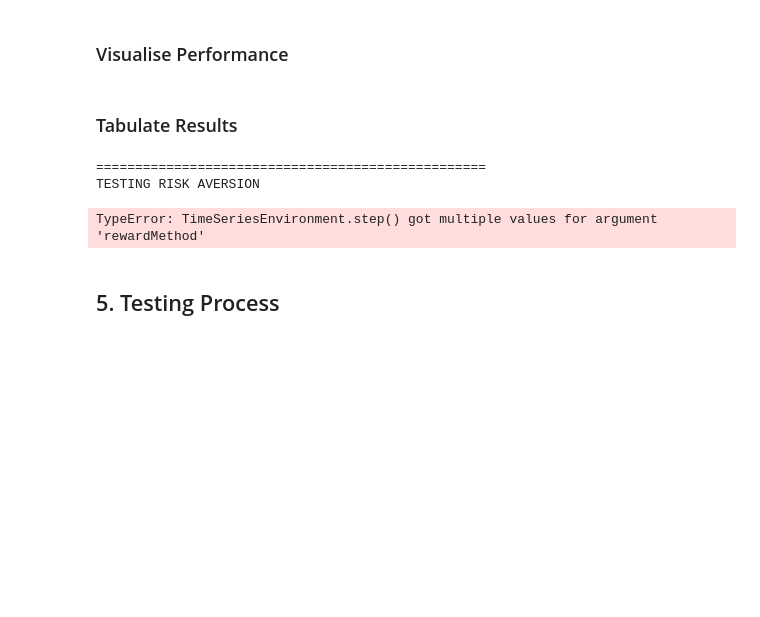
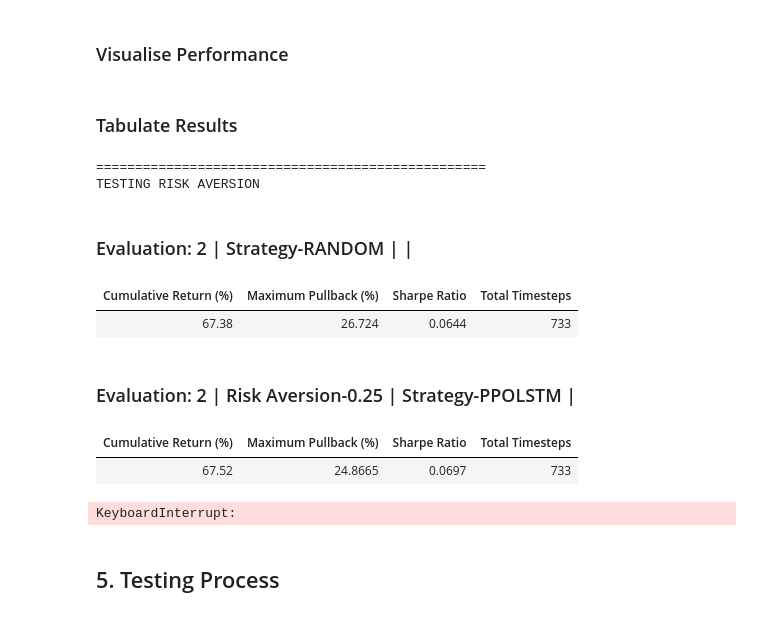
Before and after one commit to rogoson/Dissertation, a Jupyter notebook: DissertationCode.ipynb, the cells around one changed output. Saved outputs shown, nothing was run; the diff lists cells and outputs as text; code cells hidden in the pictures; blank space fills up the shorter version.

```diff
--- a/DissertationCode.ipynb
+++ b/DissertationCode.ipynb
@@ -325,7 +325,7 @@ from collections import defaultdict
 
 
 NUMBER_OF_ASSETS = len(productIds)
-NUMBER_OF_FEATURES = 1 + (len((list(dataframes.values())[0]).columns)) * len(productIds)
+NUMBER_OF_FEATURES = 1 + (len((list(dataframes.values())[0]).columns)) * len(productIds) + 1
 if not CRYPTO:
     PERIODS_WANTED = list(dataframes.values())[0].shape[0]
 TRAINING_PERIODS = round(PERIODS_WANTED * 2 / 3)
@@ -356,3 +356,4 @@ RANDOM_REPEATS = 200
 
 averagePerformance = defaultdict(list)
 allResults = defaultdict(list)
+performances = defaultdict(list) # one of these is probably obsolete
@@ -401,7 +404,7 @@ def plotAllocations(allocations, title=None):
     plt.title('Allocations' if title == None else title)
     plt.show()
 
-def generateConfigLabel(strategy, agent, rewardFunction, freq, parr, lr):
+def generateConfigLabel(strategy, agent, rewardFunction, freq, lr):
     firstTag = f"Strategy-{strategy}"
     innerTag = None
     boole = (strategy not in NON_RL_COMPARISON_STRATEGIES.keys() and strategy != "RANDOM")
@@ -508,17 +526,18 @@ import numpy as np
 
 def initialiseTrainingEnvironment(episode, rewardFunction, riskAversion):
     start = EPISODE_LENGTH * episode
-    episodeData = dict()
-    for key, df in TRAINING_DATA.items():
-        episodeData[key] = df.iloc[start:min(start+EPISODE_LENGTH, df.shape[0])]
-        episodeData[key].reset_index(drop=True, inplace=True)
-    env = TimeSeriesEnvironment(episodeData, TIME_WINDOW, START_CASH, riskAversion, 2.5e-4)
+    normalisedData = dict()
+    for key in PRICE_TRAINING_DATA.keys():
+        end = min(start+EPISODE_LENGTH, len(PRICE_TRAINING_DATA[key]))
+        normalisedData[key] = AGENT_TRAINING_DATA[key].iloc[start:end]
+        normalisedData[key].reset_index(drop=True, inplace=True)
+    env = TimeSeriesEnvironment(PRICE_TRAINING_DATA.iloc[start:end], normalisedData, TIME_WINDOW, EPISODE_LENGTH, START_CASH, riskAversion, 2.5e-4)
     if "Differential" in rewardFunction:
         decay = float(rewardFunction.split("_")[1])
         env.decayRate = decay
     return env
 
-def trainingLoop(riskAversion=0, lstmOutputSize=512, rewardFunction="CVaR", freq=int(TRAINING_PERIODS / 25), lr=3e-4, expers = None, conf = None):
+def trainingLoop(riskAversion=0, lstmOutputSize=512, rewardFunction="CVaR", freq=int(EPISODE_LENGTH / 25), lr=3e-4, conf = None):
     featureExtractor = LstmFeatureExtractor(TIME_WINDOW, NUMBER_OF_FEATURES, 128, lstmOutputSize)
     agent = generateAgent(lstmOutputSize, riskAversion, lr, featureExtractor)
     numberRun=0
@@ -526,10 +545,6 @@ def trainingLoop(riskAversion=0, lstmOutputSize=512, rewardFunction="CVaR", freq
         torch.manual_seed(epoch)
         np.random.seed(epoch)
         for strategy in RL_STRATS:
-            if epoch > 0 and strategy not in (RL_STRATS + ["RANDOM"]):
-                continue
-            if strategy == "RANDOM":
-                RANDOM_REPEATS -= 1
             for episode in range(TRAINING_WINDOWS):
                 env = initialiseTrainingEnvironment(episode, rewardFunction, riskAversion)
                 env.reset()
@@ -551,5 +566,5 @@ def trainingLoop(riskAversion=0, lstmOutputSize=512, rewardFunction="CVaR", freq
                             agent.train()
                     if done:
                         numberRun += 1
-                        if numberRun % ASSESSMENT_FREQUENCY:
-                            evaluateAgent(riskAversion, rewardFunction, agent, freq, lr, numberRun + 1, conf)
+                        if numberRun % ASSESSMENT_FREQUENCY == 0:
+                            evaluateAgent(riskAversion, rewardFunction, agent, freq, lr, numberRun, conf)
@@ -619,7 +632,7 @@ def tabulateResults():
         table.append(array)
         tabulate_neatly(table, headers="firstrow", title=f"MEAN RESULTS FOR: " + k)
 # %%
-def test():
+def sweep():
     for testType, active in TESTING.items():
         if active:
             print(f"TESTING {testType.replace('_', ' ').upper()}")
@@ -632,40 +645,46 @@ def test():
                 ],
                 "REWARD FUNCTION": lambda: [
                     trainingLoop(
                         riskAversion=0, rewardFunction=r
                     )
                     for r in REWARD_FUNCTIONS
                 ],
                 "LEARNING FREQUENCY": lambda: [
                     trainingLoop(freq=fr) for fr in LEARNING_FREQUENCIES
                 ],
                 "LEARNING RATE": lambda: [
                     trainingLoop(lr=learn) for learn in LEARNING_RATES
                 ],
             }
 
             testLoops[testType]()
             break
 
 
-def runTests():
+def hyperSweep():
     for key in TESTING.keys():
         print("=" * 50)
         TESTING[key] = True
-        test()
+        sweep()
         plotPerformance(key)
         TESTING[key] = False
         print("=" * 50)
     tabulateResults()
 
-TEST = True
-# Run the tests
-if TEST:
-    runTests()
+TRAIN = True
+# Run the sweep
+if TRAIN:
+    hyperSweep()
 # %% [output]
 ==================================================
 TESTING RISK AVERSION
+Evaluation: 2 | Strategy-RANDOM | |
+| Cumulative Return (%) | Maximum Pullback (%) | Sharpe Ratio | Total Timesteps |
+| 67.38 | 26.724 | 0.0644 | 733 |
+Evaluation: 2 | Risk Aversion-0.25 | Strategy-PPOLSTM |
+| Cumulative Return (%) | Maximum Pullback (%) | Sharpe Ratio | Total Timesteps |
+| 67.52 | 24.8665 | 0.0697 | 733 |
-TypeError: TimeSeriesEnvironment.step() got multiple values for argument 'rewardMethod'
+KeyboardInterrupt:
 # %% [markdown]
 ## 5. Testing Process
 # %% [markdown]
```
Also changed, not shown: parts of 5 cells of this notebook, 2 other files.
